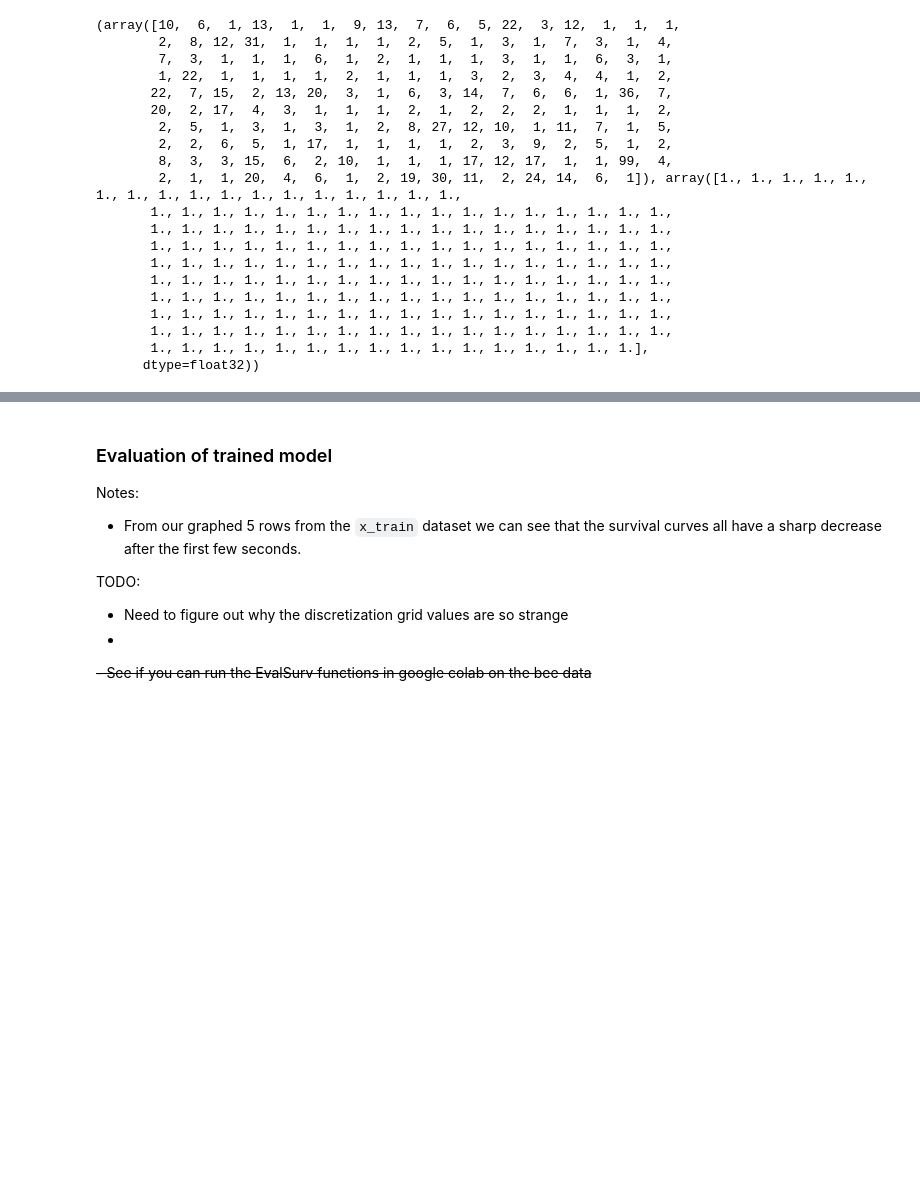
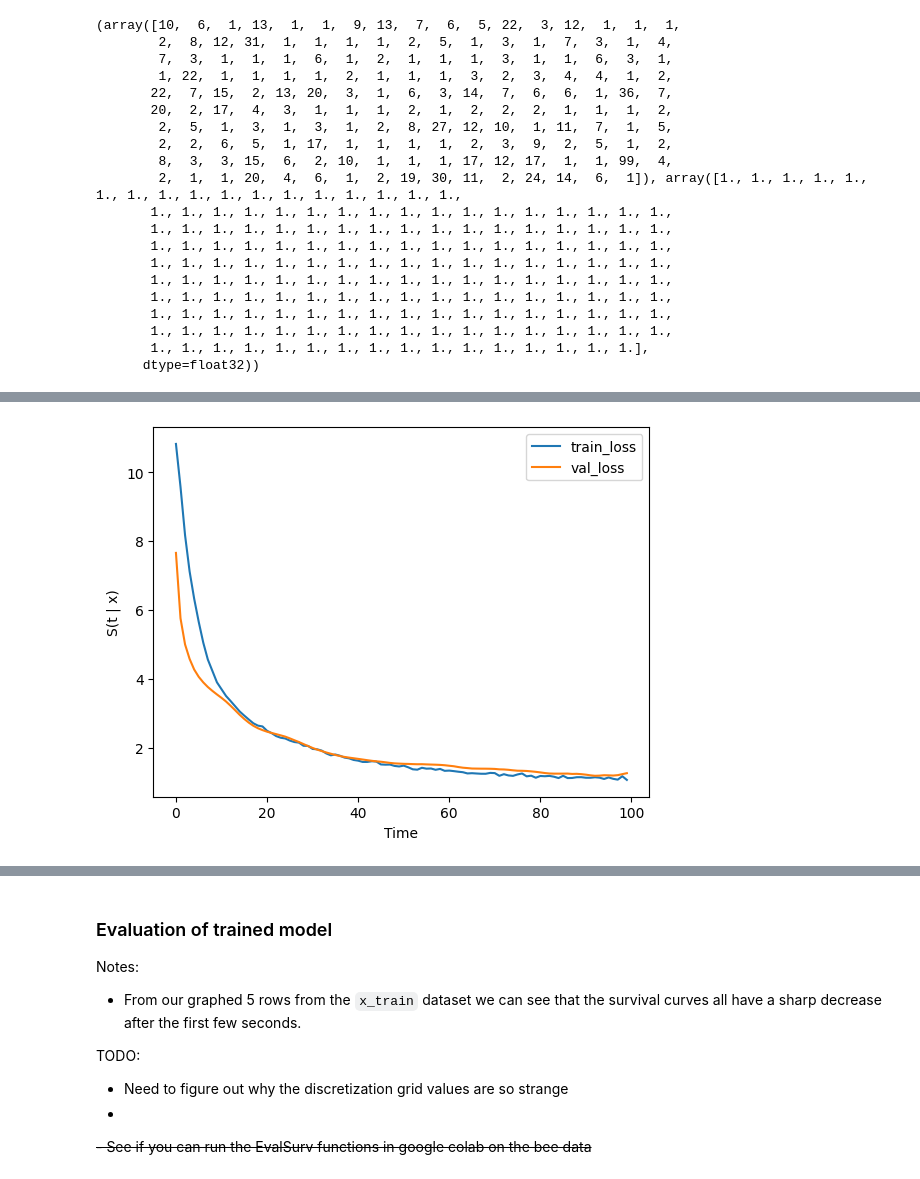
Before and after one commit to puckybreg/Native-Bee-Thesis, a Jupyter notebook: notebook_for_data_analysis.ipynb, the cells around one changed output, grey strips where cells are left out. Drawn from its saved outputs; the diff is of its cells as text; code cells hidden in the pictures; blank space fills up the shorter version.

```diff
--- a/notebook_for_data_analysis.ipynb
+++ b/notebook_for_data_analysis.ipynb
@@ -426,0 +487,14 @@ def run_bin_time_analysis(interval_and_weather_merged, binned_column, number_of_
+# %%
+interval_and_weather_merged
+
+# Convert the 'Timestamp' column to datetime format
+interval_and_weather_merged['timestamp_pd_rounded'] = pd.to_datetime(interval_and_weather_merged['timestamp_pd_rounded'])
+
+# Find the earliest hour value
+earliest_hour = interval_and_weather_merged['timestamp_pd_rounded'].dt.hour.max()
+
+type(earliest_hour)
+# pd.to_datetime(earliest_hour.astype(str)).values
+
+# datetime_time_min = np.datetime64(earliest_hour, 'h')
+interval_and_weather_merged['timestamp_pd_rounded']
@@ -550,0 +642,65 @@ INSIDE Callback Class, Jonah
+# %%
+# Creating Pycox Function
+def run_pycox_on_group(df_train):
+  # Step 2: Split data into training, validation, and test sets
+  df_test = df_train.sample(frac=0.2)
+  df_train = df_train.drop(df_test.index)
+  df_val = df_train.sample(frac=0.2)
+  df_train = df_train.drop(df_val.index)
+
+  cols_standardize = []
+  cols_leave = ['interval', 'status', 'temp', 'dwpt', 'wspd', 'coco', 'same_insect']
+
+  standardize = [([col], StandardScaler()) for col in cols_standardize]
+  leave = [(col, None) for col in cols_leave]
+
+  x_mapper = DataFrameMapper(standardize + leave)
+  x_train = x_mapper.fit_transform(df_train).astype('float32')
+  x_val = x_mapper.transform(df_val).astype('float32')
+  x_test = x_mapper.transform(df_test).astype('float32')
+
+  num_durations = 100
+  labtrans = LogisticHazard.label_transform(num_durations)
+  get_target = lambda df: (df['interval'].values, df['status'].values)
+  y_train = labtrans.fit_transform(*get_target(df_train))
+  y_val = labtrans.transform(*get_target(df_val))
+  train = (x_train, y_train)
+  val = (x_val, y_val)
+
+  # We don't need to transform the test labels
+  durations_test, events_test = get_target(df_test)
+
+  in_features = x_train.shape[1]
+  num_nodes = [32, 32]
+  out_features = labtrans.out_features
+  batch_norm = True
+  dropout = 0.1
+
+  net = tt.practical.MLPVanilla(in_features, num_nodes, out_features, batch_norm, dropout)
+
+  model = LogisticHazard(net, tt.optim.Adam(0.01), duration_index=labtrans.cuts)
+  batch_size = 256
+  epochs = 100
+  bad_param = 'test'
+  callbacks = [tt.cb.EarlyStopping()]
+  log = model.fit(x_train, y_train, batch_size, epochs, callbacks, val_data=val)
+
+  return log, model, x_test
+
+def plot_training_val_loss(fit_model, base_model, x_test):
+  _ = fit_model.plot()
+  fit_model.to_pandas().val_loss.min()
+  base_model.score_in_batches(val)
+  surv = base_model.predict_surv_df(x_test)
+  plt.ylabel('S(t | x)')
+  _ = plt.xlabel('Time')
+  surv.iloc[:, :1]
+
+# Step 1: Select relevant columns
+cols_input = ['interval', 'status', 'temp', 'dwpt', 'wspd', 'coco', 'same_insect']
+df_train = interval_and_weather_merged[cols_input]
+fit_model, base_model, x_test = run_pycox_on_group(df_train)
+
+
+plot_training_val_loss(fit_model, base_model, x_test)
+# %% [output]
@@ -550,0 +724 @@ INSIDE Callback Class, Jonah
+[figure, added]
```
Also changed, not shown: parts of 12 cells of this notebook, 1 other file.
